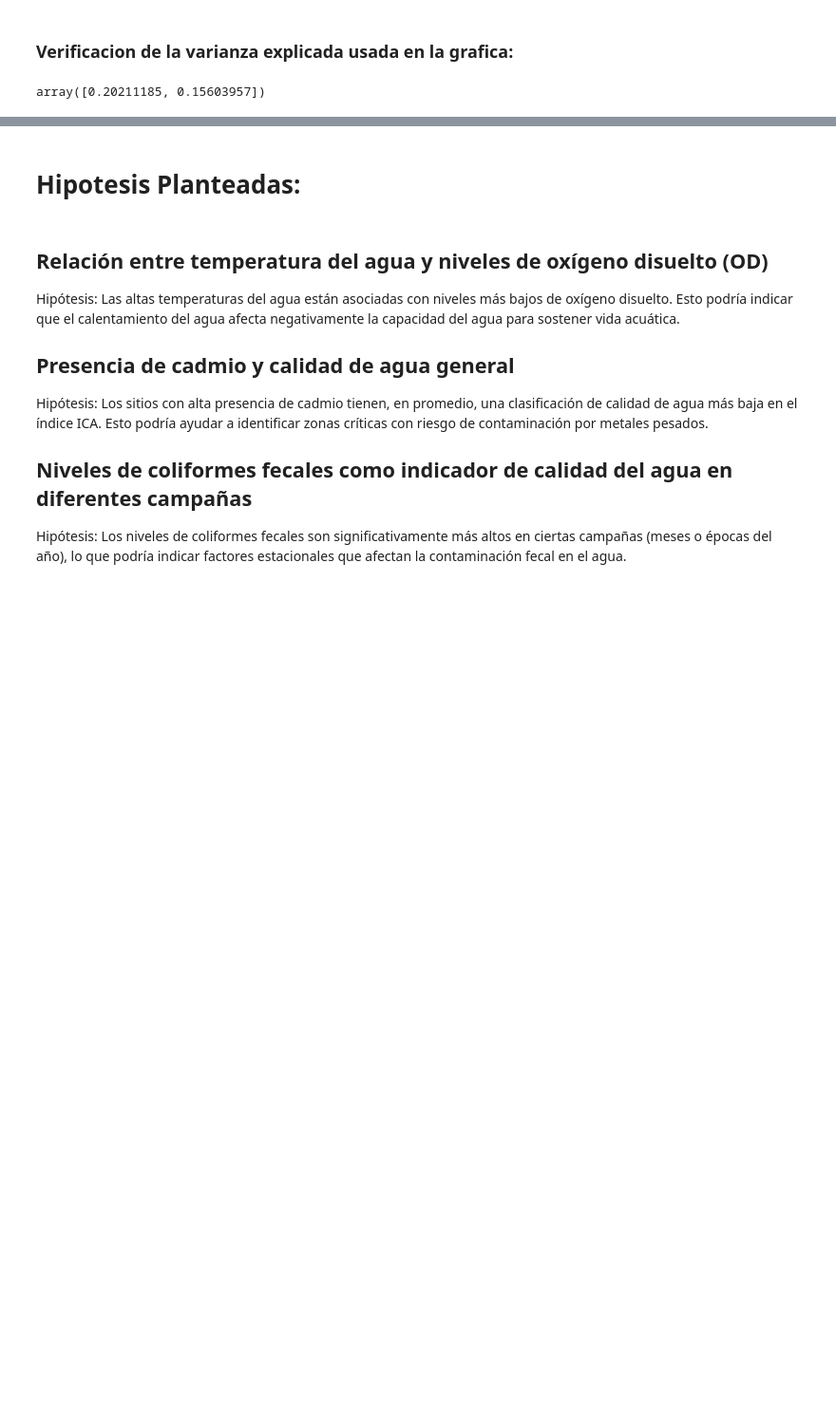
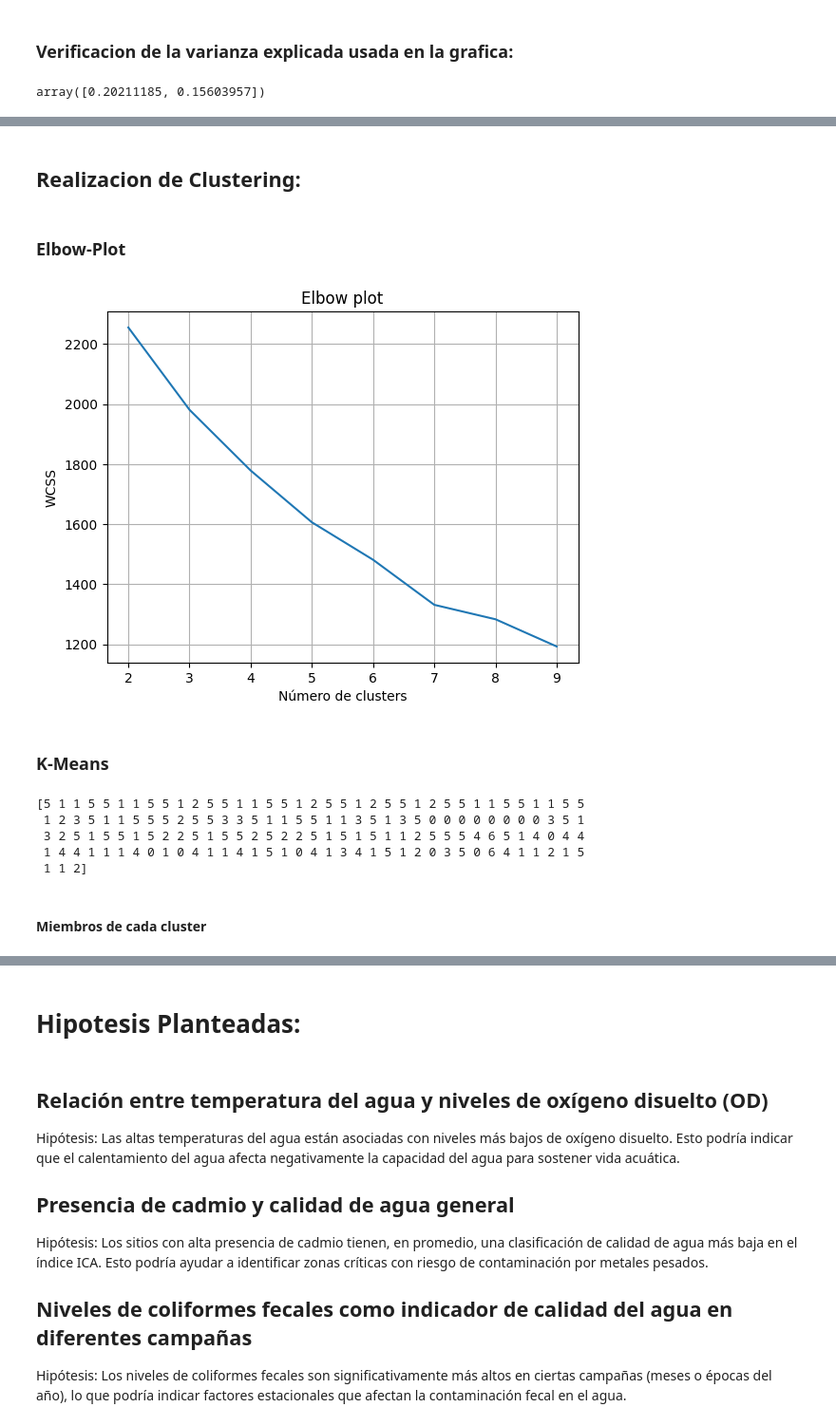
Before and after one commit to SOAgustin/PracticaEspecial, a Jupyter notebook: PracticoEspecial.ipynb, the cells around one changed output, grey strips where cells are left out. Shown: that part at 95% size. Cells and saved outputs as stored; diff of their text form; code cells hidden in the pictures; blank space fills up the shorter version.

```diff
--- a/PracticoEspecial.ipynb
+++ b/PracticoEspecial.ipynb
@@ -2156,13 +2099,0 @@ plt.show()
-# %%
-from sklearn.cluster import KMeans
-
-# separamos las features de los indices de calidad de agua
-sitios = rd_copia['sitios']
-
-# inicializamos un objeto de la clase KMeans con el modelo
-kmeans = KMeans(n_clusters=4, verbose=0, random_state=10)
-# lo aplicamos sobre nuestros datos para hallar los centroides
-kmeans.fit(rd_scaled_expandido)
-# y obtenemos los clusters a los que fueron asignadas las muestras
-clusters_kmeans = kmeans.predict(rd_scaled_expandido)
-print(clusters_kmeans)
@@ -2239,0 +2137,46 @@ Cluster 3:
+# %% [markdown]
+## Realizacion de Clustering:
+# %% [markdown]
+### Elbow-Plot
+# %%
+from sklearn.cluster import KMeans
+
+# calculamos cada KMean para cada número de clusters, y nos quedamos con el valor
+wcss = []
+for k in range(2, 10):
+    kmeans = KMeans(n_clusters=k, random_state=10)
+    kmeans.fit(     rd_scaled_PCA           )
+    wcss.append(kmeans.inertia_)
+
+# graficamos el elbow plot
+plt.plot(range(2, 10), wcss)
+plt.title('Elbow plot')
+plt.grid("True")
+plt.xlabel('Número de clusters')
+plt.ylabel('WCSS')
+plt.show()
+# %% [output]
+[figure, added]
+# %% [markdown]
+### K-Means
+# %%
+from sklearn.cluster import KMeans
+
+# separamos las features de los indices de calidad de agua
+sitios = rd_copia['sitios']
+
+# inicializamos un objeto de la clase KMeans con el modelo
+kmeans = KMeans(n_clusters=7, verbose=0, random_state=10)
+# lo aplicamos sobre nuestros datos para hallar los centroides
+kmeans.fit(rd_scaled_PCA)
+# y obtenemos los clusters a los que fueron asignadas las muestras
+clusters_kmeans = kmeans.predict(rd_scaled_PCA)
+print(clusters_kmeans)
+# %% [output]
+[5 1 1 5 5 1 1 5 5 1 2 5 5 1 1 5 5 1 2 5 5 1 2 5 5 1 2 5 5 1 1 5 5 1 1 5 5
+ 1 2 3 5 1 1 5 5 5 2 5 5 3 3 5 1 1 5 5 1 1 3 5 1 3 5 0 0 0 0 0 0 0 0 3 5 1
+ 3 2 5 1 5 5 1 5 2 2 5 1 5 5 2 5 2 2 5 1 5 1 5 1 1 2 5 5 5 4 6 5 1 4 0 4 4
+ 1 4 4 1 1 1 4 0 1 0 4 1 1 4 1 5 1 0 4 1 3 4 1 5 1 2 0 3 5 0 6 4 1 1 2 1 5
+ 1 1 2]
+# %% [markdown]
+#### Miembros de cada cluster
```
Also changed, not shown: parts of 43 cells of this notebook.
